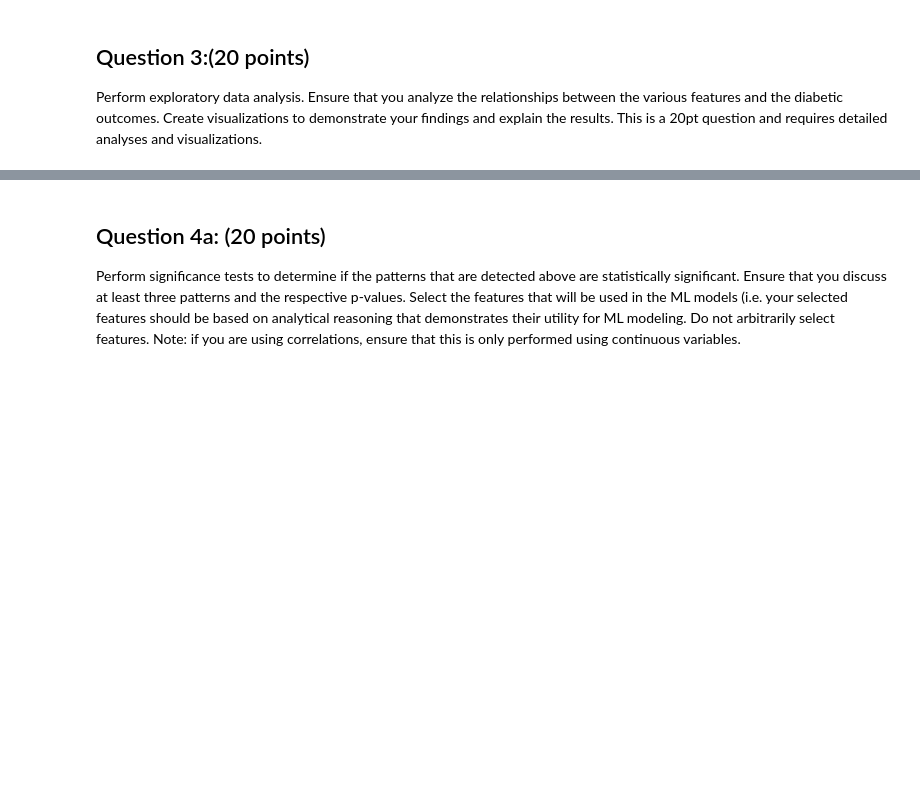
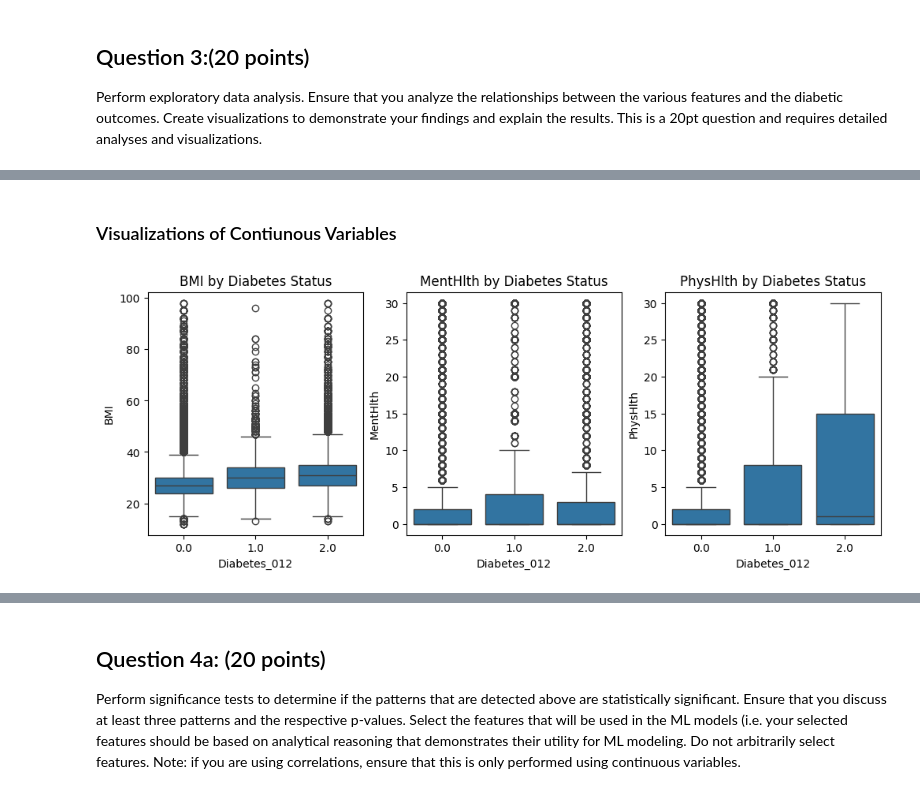
Before and after one commit to Halfgear/DS3000-group-project3, a Jupyter notebook: DS3000.Practicum3.ipynb, the cells around one changed output, grey strips where cells are left out. Drawn from its saved outputs; the diff is of its cells as text; code cells hidden in the pictures; blank space fills up the shorter version.

```diff
--- a/DS3000.Practicum3.ipynb
+++ b/DS3000.Practicum3.ipynb
@@ -126,0 +139,10 @@ plt.show()
+# %% [markdown]
+### Visualizations of Contiunous Variables
+# %%
+fig, axes = plt.subplots(1, 3, figsize=(12, 4))
+continuous_vars = ['BMI', 'MentHlth', 'PhysHlth']
+for i, var in enumerate(continuous_vars):
+    sns.boxplot(data=df, x='Diabetes_012', y=var, ax=axes[i])
+    axes[i].set_title(f'{var} by Diabetes Status')
+# %% [output]
+[figure, added]
```
Also changed, not shown: parts of 11 cells of this notebook.
